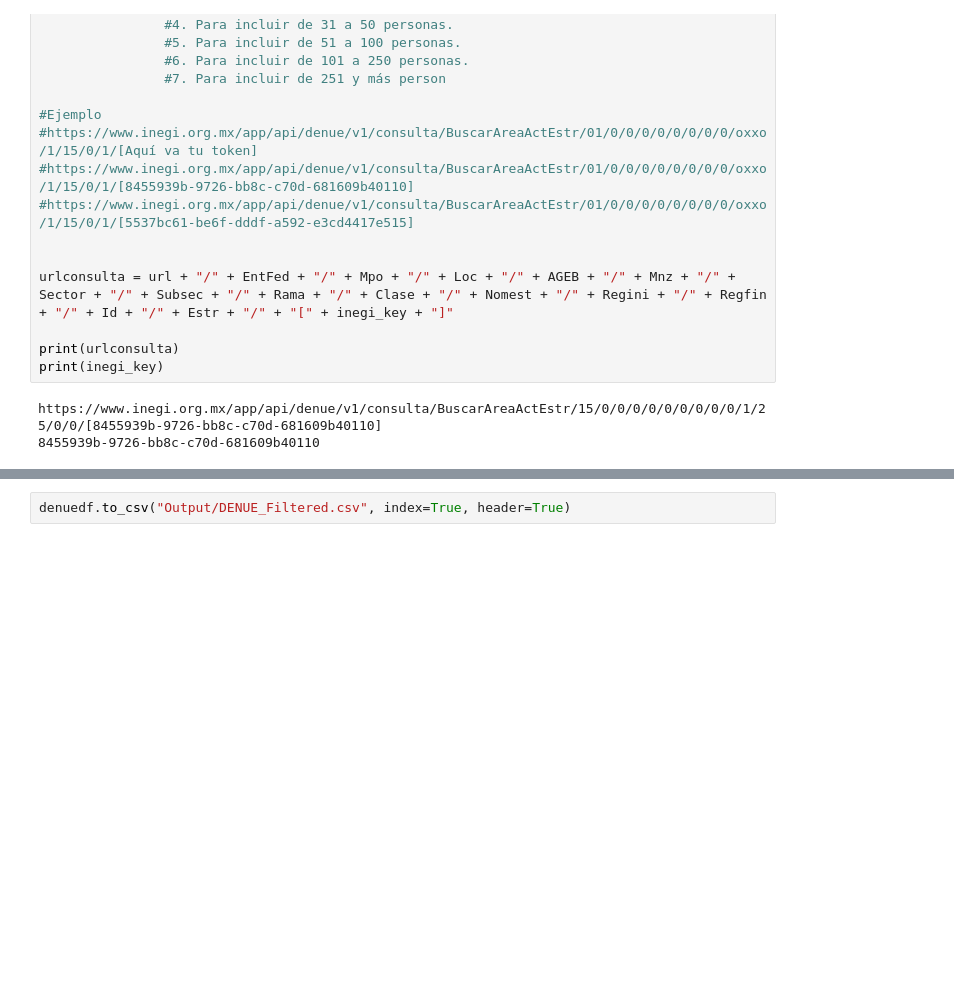
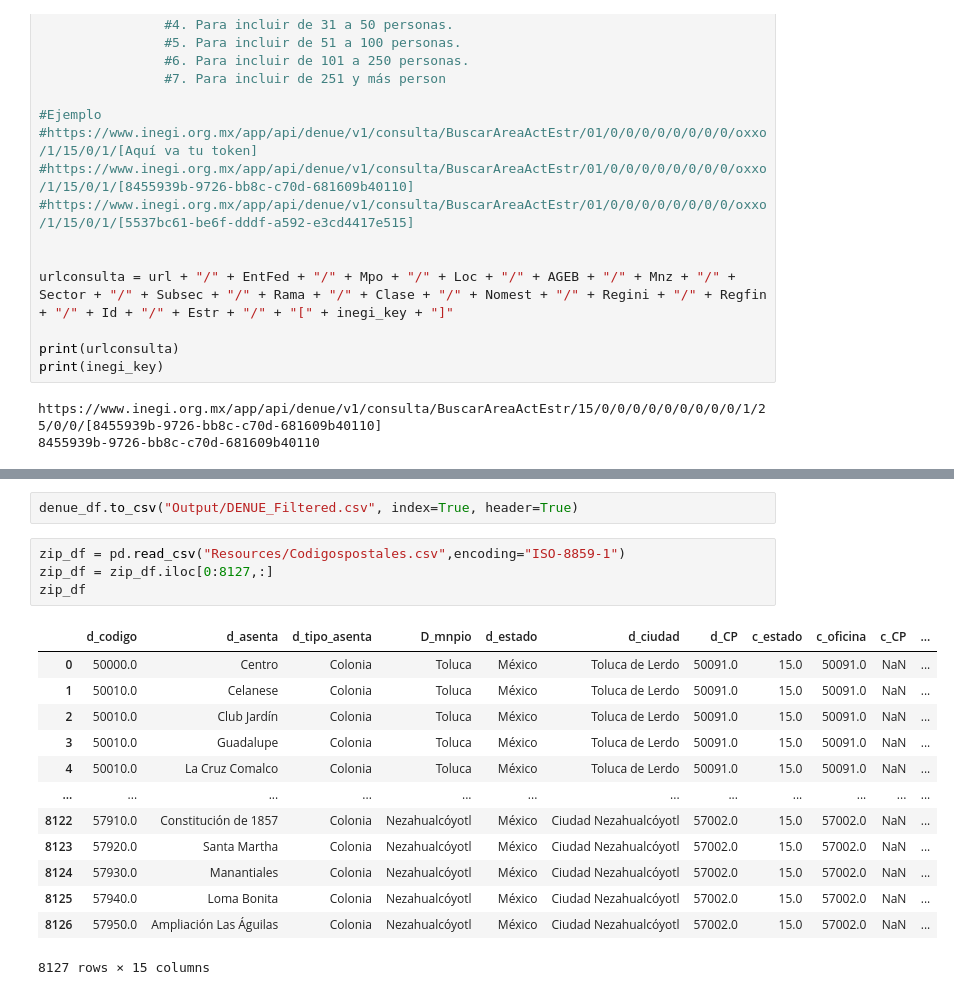
Before and after one commit to JCastilloD/Project-1-Bootcamp, a Jupyter notebook: Data_Retrieval/Denue_Data.ipynb, the cells around one changed output, grey strips where cells are left out. Cells and saved outputs as stored; diff of their text form; blank space fills up the shorter version.

```diff
--- a/Data_Retrieval/Denue_Data.ipynb
+++ b/Data_Retrieval/Denue_Data.ipynb
@@ -123,2 +127,20 @@ denuedf[['Código de la clase de actividad SCIAN',
 # %%
-denuedf.to_csv("Output/DENUE_Filtered.csv", index=True, header=True)
+denue_df.to_csv("Output/DENUE_Filtered.csv", index=True, header=True)
+# %%
+zip_df = pd.read_csv("Resources/Codigospostales.csv",encoding="ISO-8859-1")
+zip_df = zip_df.iloc[0:8127,:]
+zip_df
+# %% [output]
+|  | d_codigo | d_asenta | d_tipo_asenta | D_mnpio | d_estado | d_ciudad | d_CP | c_estado | c_oficina | c_CP | ... |
+| 0 | 50000.0 | Centro | Colonia | Toluca | México | Toluca de Lerdo | 50091.0 | 15.0 | 50091.0 | NaN | ... |
+| 1 | 50010.0 | Celanese | Colonia | Toluca | México | Toluca de Lerdo | 50091.0 | 15.0 | 50091.0 | NaN | ... |
+| 2 | 50010.0 | Club Jardín | Colonia | Toluca | México | Toluca de Lerdo | 50091.0 | 15.0 | 50091.0 | NaN | ... |
+| 3 | 50010.0 | Guadalupe | Colonia | Toluca | México | Toluca de Lerdo | 50091.0 | 15.0 | 50091.0 | NaN | ... |
+| 4 | 50010.0 | La Cruz Comalco | Colonia | Toluca | México | Toluca de Lerdo | 50091.0 | 15.0 | 50091.0 | NaN | ... |
+| ... | ... | ... | ... | ... | ... | ... | ... | ... | ... | ... | ... |
+| 8122 | 57910.0 | Constitución de 1857 | Colonia | Nezahualcóyotl | México | Ciudad Nezahualcóyotl | 57002.0 | 15.0 | 57002.0 | NaN | ... |
+| 8123 | 57920.0 | Santa Martha | Colonia | Nezahualcóyotl | México | Ciudad Nezahualcóyotl | 57002.0 | 15.0 | 57002.0 | NaN | ... |
+| 8124 | 57930.0 | Manantiales | Colonia | Nezahualcóyotl | México | Ciudad Nezahualcóyotl | 57002.0 | 15.0 | 57002.0 | NaN | ... |
+| 8125 | 57940.0 | Loma Bonita | Colonia | Nezahualcóyotl | México | Ciudad Nezahualcóyotl | 57002.0 | 15.0 | 57002.0 | NaN | ... |
+| 8126 | 57950.0 | Ampliación Las Águilas | Colonia | Nezahualcóyotl | México | Ciudad Nezahualcóyotl | 57002.0 | 15.0 | 57002.0 | NaN | ... |
+8127 rows × 15 columns
```
Also changed, not shown: parts of 6 cells of this notebook, 1 other file.
